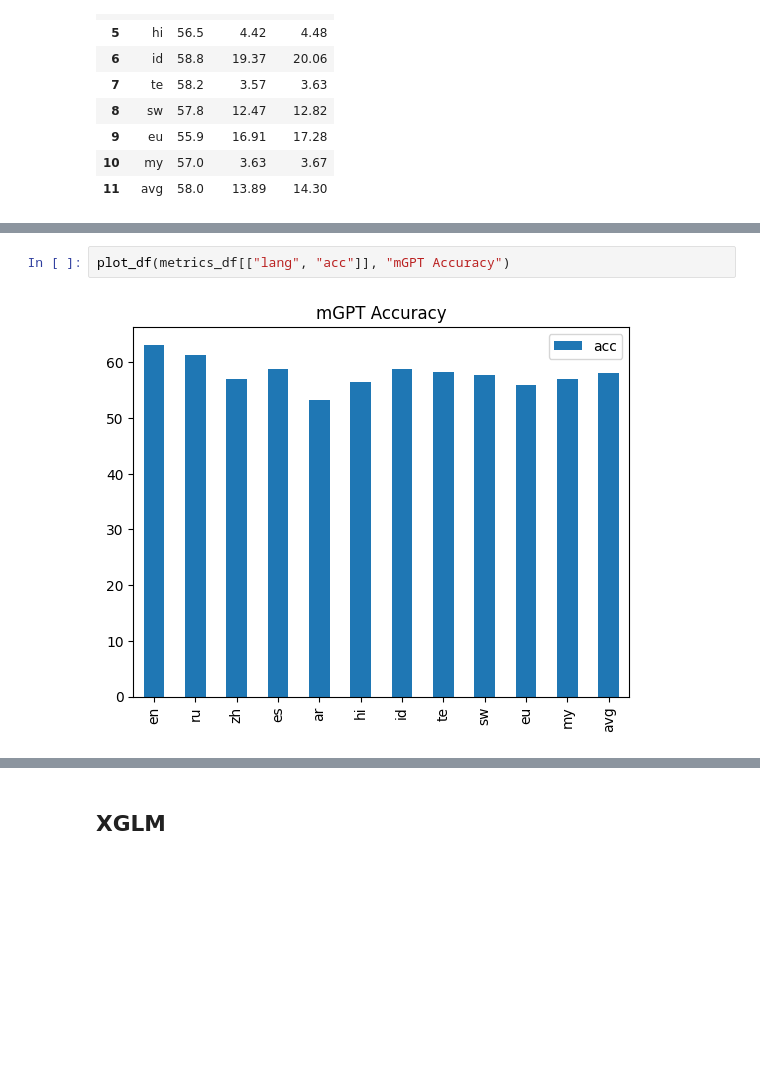
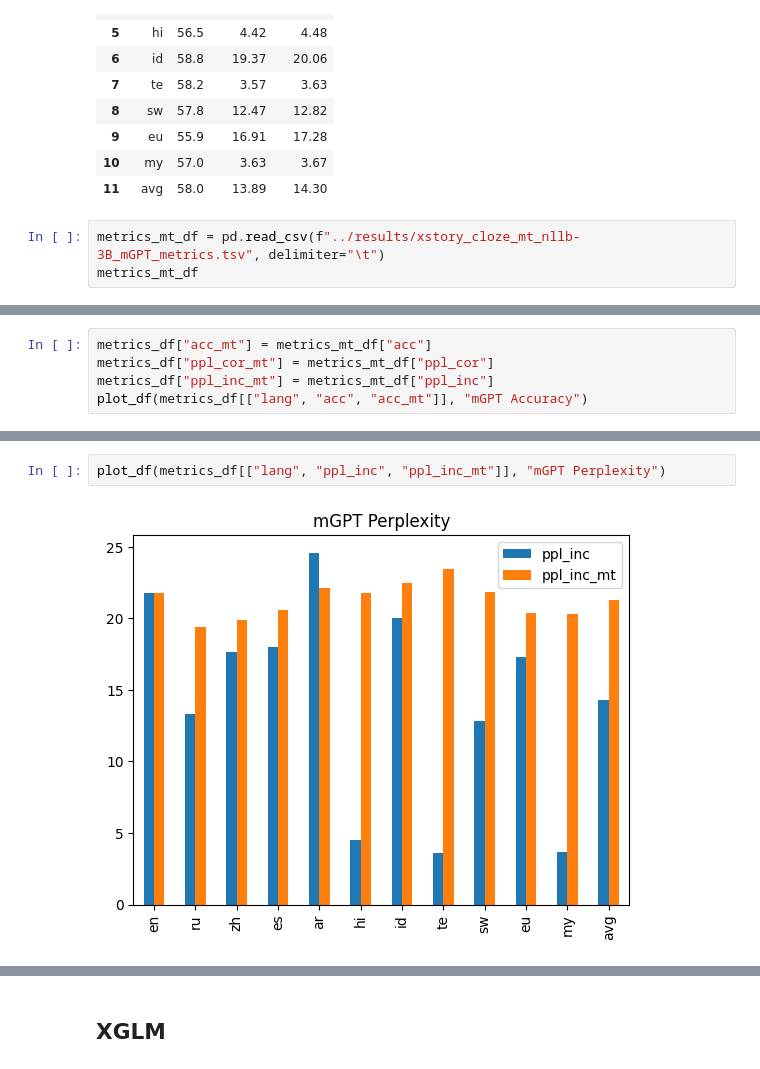
Before and after one commit to juletx/self-translate, a Jupyter notebook: evaluation/xstory_cloze.ipynb, the cells around one changed output, grey strips where cells are left out. Cells and saved outputs as stored; diff of their text form; blank space fills up the shorter version.

Commit message:
evaluate all models on mt dataset and update plots

```diff
--- a/evaluation/xstory_cloze.ipynb
+++ b/evaluation/xstory_cloze.ipynb
@@ -126,3 +50,6 @@ metrics_df
 | 9 | eu | 55.9 | 16.91 | 17.28 |
 | 10 | my | 57.0 | 3.63 | 3.67 |
 | 11 | avg | 58.0 | 13.89 | 14.30 |
+# %%
+metrics_mt_df = pd.read_csv(f"../results/xstory_cloze_mt_nllb-3B_mGPT_metrics.tsv", delimiter="\t")
+metrics_mt_df
@@ -128,0 +70,5 @@ metrics_df
+# %%
+metrics_df["acc_mt"] = metrics_mt_df["acc"]
+metrics_df["ppl_cor_mt"] = metrics_mt_df["ppl_cor"]
+metrics_df["ppl_inc_mt"] = metrics_mt_df["ppl_inc"]
+plot_df(metrics_df[["lang", "acc", "acc_mt"]], "mGPT Accuracy")
@@ -129,5 +77,5 @@ metrics_df
 # %%
-plot_df(metrics_df[["lang", "acc"]], "mGPT Accuracy")
+plot_df(metrics_df[["lang", "ppl_inc", "ppl_inc_mt"]], "mGPT Perplexity")
 # %% [output]
-[figure, old version]
+[figure, new version]
 # %%
```
Also changed, not shown: parts of 27 cells of this notebook, 38 other files.
